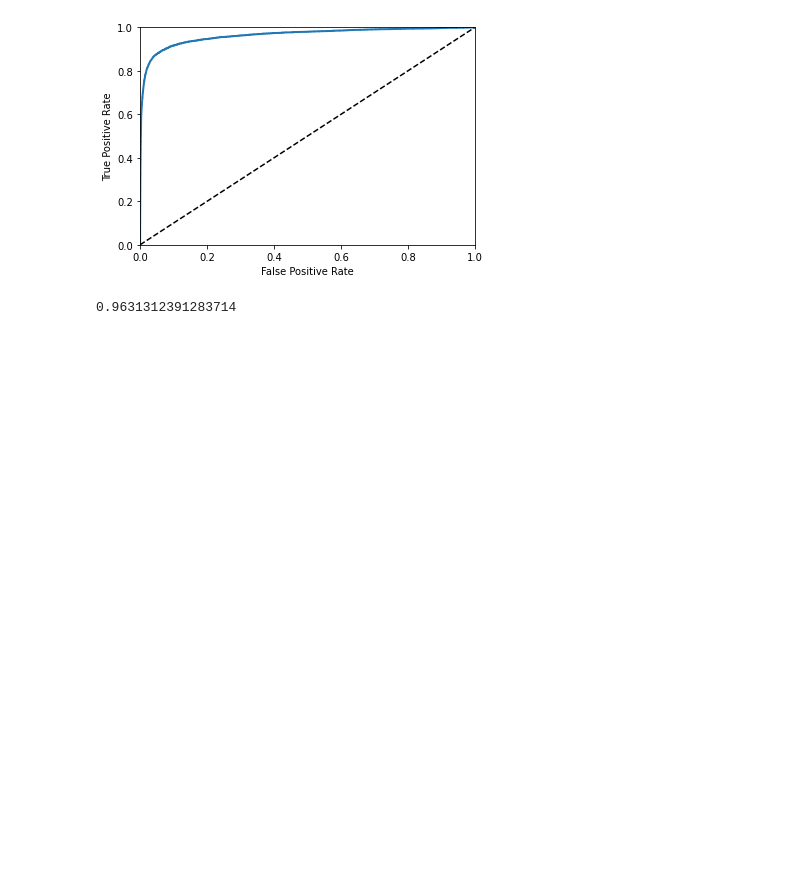
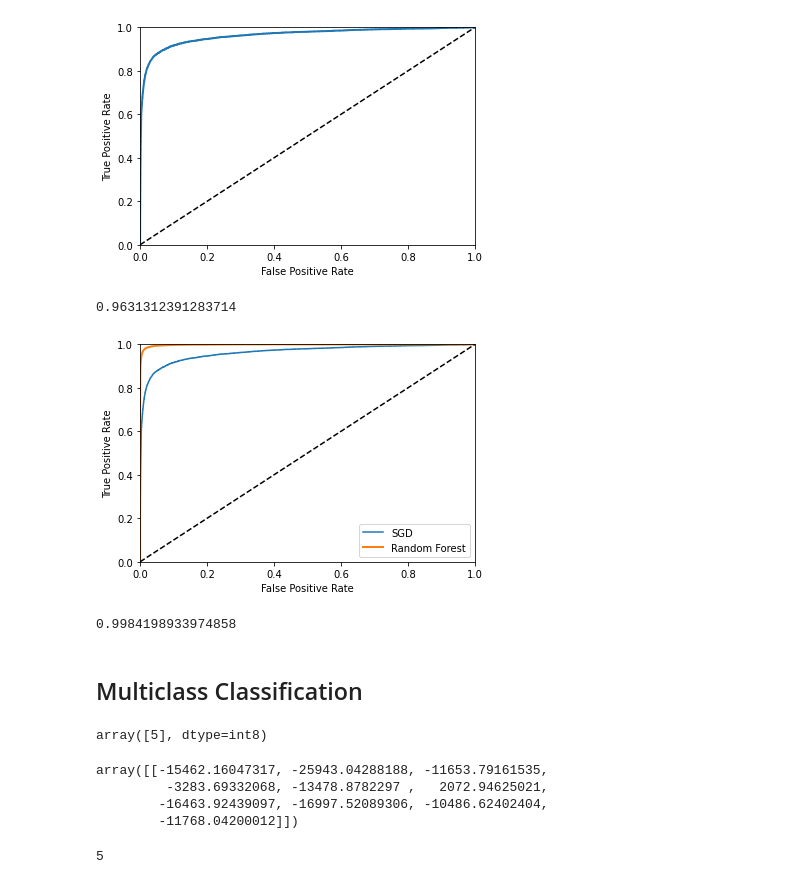
Before and after one commit to shenqidezhengge/MATLAB, a Jupyter notebook: Chapter 3 Classification.ipynb, the cells around one changed output. Cells and saved outputs as stored; diff of their text form; code cells hidden in the pictures; blank space fills up the shorter version.

```diff
--- a/Chapter 3 Classification.ipynb
+++ b/Chapter 3 Classification.ipynb
@@ -266,0 +265,36 @@ y_scores_forest = y_proba
+# %%
+y_scores_forest = y_probas_forest[:, 1]    # score = proba of positive class
+fpr_forest, tpr_forest, thresholds_forest = roc_curve(y_train_5, y_scores_forest)
+# %%
+plt.plot(fpr, tpr, label='SGD')
+plot_roc_curve(fpr_forest, tpr_forest, "Random Forest")
+plt.legend(loc='lower right')
+plt.show()
+# %% [output]
+[figure, added]
+# %%
+roc_auc_score(y_train_5, y_scores_forest)
+# %% [output]
+0.9984198933974858
+# %% [markdown]
+## Multiclass Classification
+# %%
+# P94
+
+sgd_clf.fit(X_train, y_train)    # y_train, not y_train_5
+sgd_clf.predict([some_digit])
+# %% [output]
+array([5], dtype=int8)
+# %%
+some_digit_scores = sgd_clf.decision_function([some_digit])
+some_digit_scores
+# %% [output]
+array([[-15462.16047317, -25943.04288188, -11653.79161535,
+         -3283.69332068, -13478.8782297 ,   2072.94625021,
+        -16463.92439097, -16997.52089306, -10486.62402404,
+        -11768.04200012]])
+# %%
+# P85
+np.argmax(some_digit_scores)
+# %% [output]
+5
```
Also changed, not shown: parts of 3 cells of this notebook.
